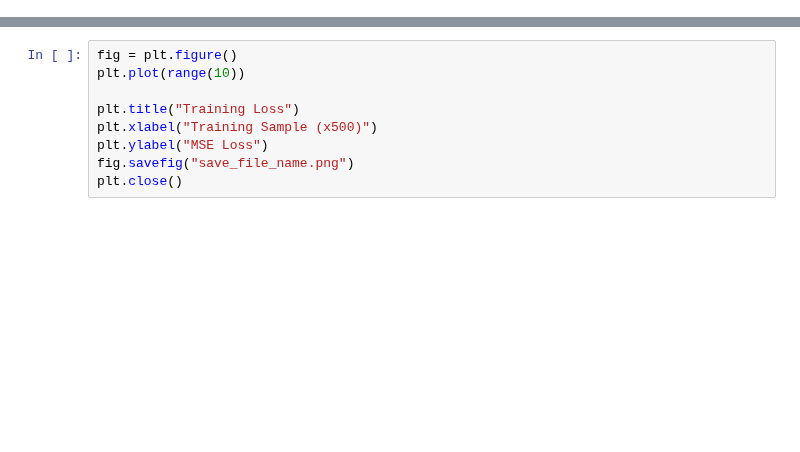
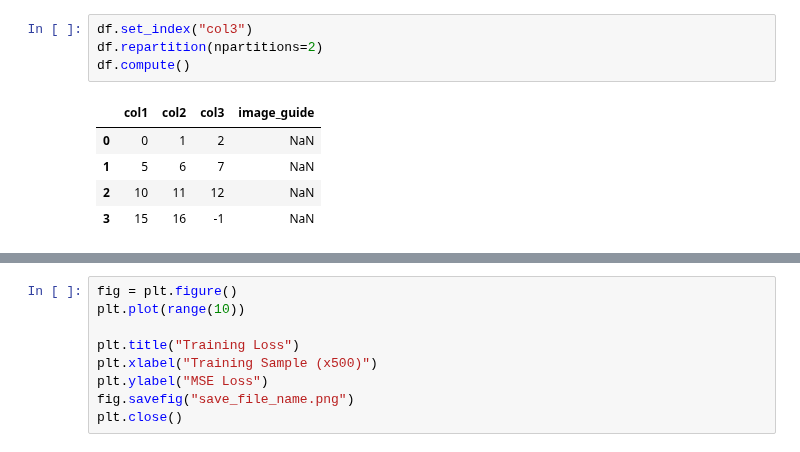
Before and after one commit to AhmedGamal411/DiffusionSpeech2Face, a Jupyter notebook: test.ipynb, the cells around one changed output, grey strips where cells are left out. Cells and saved outputs as stored; diff of their text form; blank space fills up the shorter version.

```diff
--- a/test.ipynb
+++ b/test.ipynb
@@ -0,0 +37,10 @@
+# %%
+df.set_index("col3")
+df.repartition(npartitions=2)
+df.compute()
+# %% [output]
+|  | col1 | col2 | col3 | image_guide |
+| 0 | 0 | 1 | 2 | NaN |
+| 1 | 5 | 6 | 7 | NaN |
+| 2 | 10 | 11 | 12 | NaN |
+| 3 | 15 | 16 | -1 | NaN |
```
Also changed, not shown: parts of 25 cells of this notebook, 7 other files.
